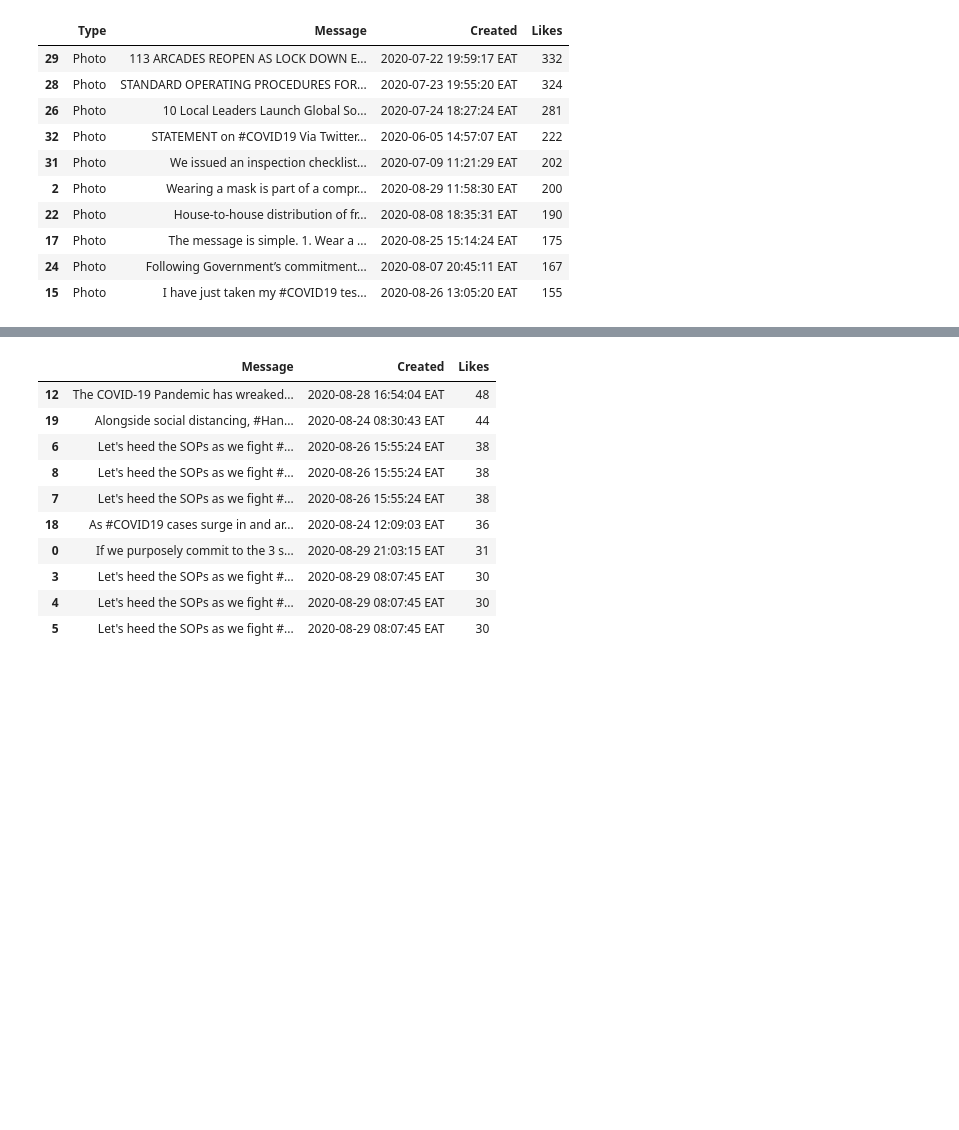
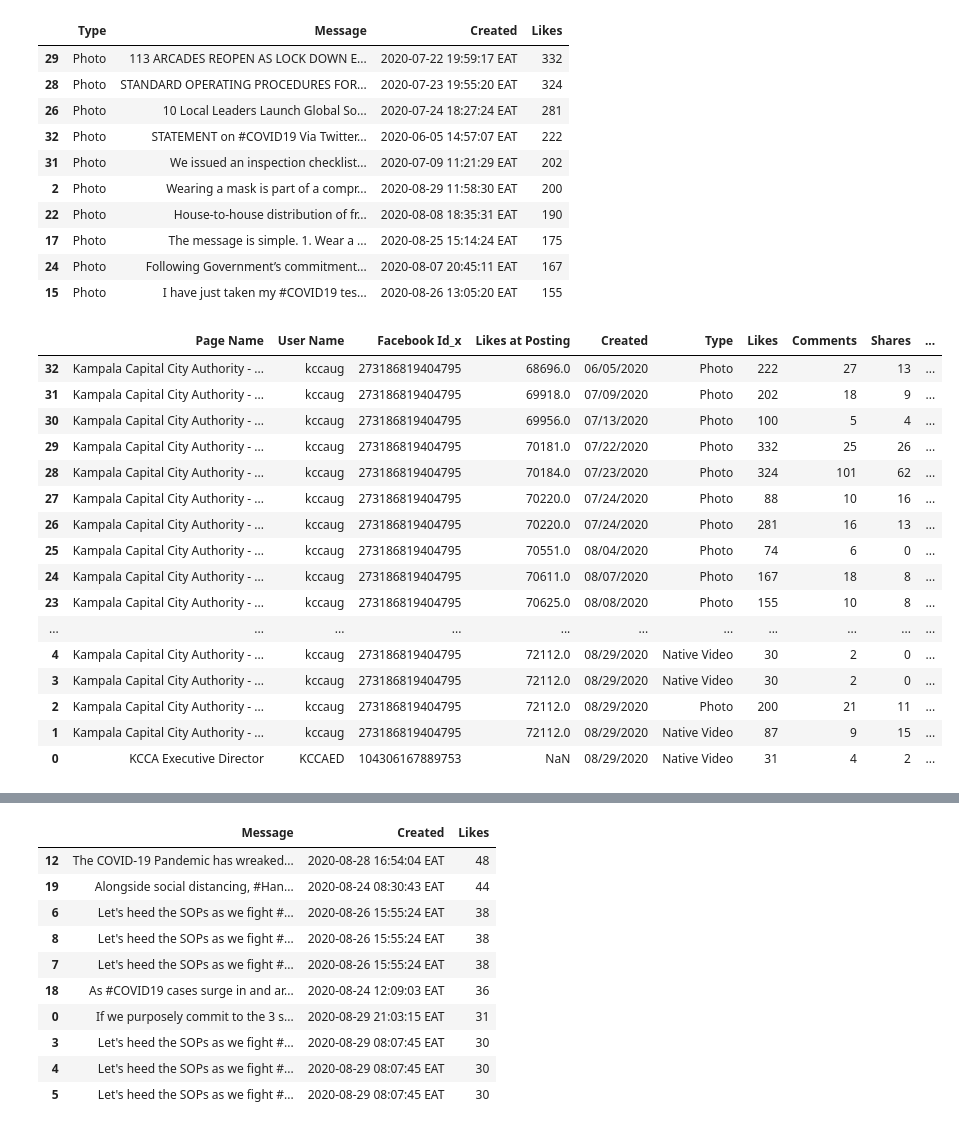
Before and after one commit to SunbirdAI/covid19-uganda-facebook-data-analysis, a Jupyter notebook: notebooks/KCCA_Posts_June_August.ipynb, the cells around one changed output, grey strips where cells are left out. Cells and saved outputs as stored; diff of their text form; code cells hidden in the pictures; blank space fills up the shorter version.

```diff
--- a/notebooks/KCCA_Posts_June_August.ipynb
+++ b/notebooks/KCCA_Posts_June_August.ipynb
@@ -188,6 +189,28 @@ posts[['Type', 'Message', 'Created', 'Likes']].sort_values(by='Likes', ascending
 | 17 | Photo | The message is simple. 1. Wear a ... | 2020-08-25 15:14:24 EAT | 175 |
 | 24 | Photo | Following Government’s commitment... | 2020-08-07 20:45:11 EAT | 167 |
 | 15 | Photo | I have just taken my #COVID19 tes... | 2020-08-26 13:05:20 EAT | 155 |
+# %%
+posts['Created']= pd.to_datetime(posts['Created'])
+posts['Created'] = posts['Created'].dt.strftime('%m/%d/%Y')
+posts
+# %% [output]
+|  | Page Name | User Name | Facebook Id_x | Likes at Posting | Created | Type | Likes | Comments | Shares | ... |
+| 32 | Kampala Capital City Authority - ... | kccaug | 273186819404795 | 68696.0 | 06/05/2020 | Photo | 222 | 27 | 13 | ... |
+| 31 | Kampala Capital City Authority - ... | kccaug | 273186819404795 | 69918.0 | 07/09/2020 | Photo | 202 | 18 | 9 | ... |
+| 30 | Kampala Capital City Authority - ... | kccaug | 273186819404795 | 69956.0 | 07/13/2020 | Photo | 100 | 5 | 4 | ... |
+| 29 | Kampala Capital City Authority - ... | kccaug | 273186819404795 | 70181.0 | 07/22/2020 | Photo | 332 | 25 | 26 | ... |
+| 28 | Kampala Capital City Authority - ... | kccaug | 273186819404795 | 70184.0 | 07/23/2020 | Photo | 324 | 101 | 62 | ... |
+| 27 | Kampala Capital City Authority - ... | kccaug | 273186819404795 | 70220.0 | 07/24/2020 | Photo | 88 | 10 | 16 | ... |
+| 26 | Kampala Capital City Authority - ... | kccaug | 273186819404795 | 70220.0 | 07/24/2020 | Photo | 281 | 16 | 13 | ... |
+| 25 | Kampala Capital City Authority - ... | kccaug | 273186819404795 | 70551.0 | 08/04/2020 | Photo | 74 | 6 | 0 | ... |
+| 24 | Kampala Capital City Authority - ... | kccaug | 273186819404795 | 70611.0 | 08/07/2020 | Photo | 167 | 18 | 8 | ... |
+| 23 | Kampala Capital City Authority - ... | kccaug | 273186819404795 | 70625.0 | 08/08/2020 | Photo | 155 | 10 | 8 | ... |
+| ... | ... | ... | ... | ... | ... | ... | ... | ... | ... | ... |
+| 4 | Kampala Capital City Authority - ... | kccaug | 273186819404795 | 72112.0 | 08/29/2020 | Native Video | 30 | 2 | 0 | ... |
+| 3 | Kampala Capital City Authority - ... | kccaug | 273186819404795 | 72112.0 | 08/29/2020 | Native Video | 30 | 2 | 0 | ... |
+| 2 | Kampala Capital City Authority - ... | kccaug | 273186819404795 | 72112.0 | 08/29/2020 | Photo | 200 | 21 | 11 | ... |
+| 1 | Kampala Capital City Authority - ... | kccaug | 273186819404795 | 72112.0 | 08/29/2020 | Native Video | 87 | 9 | 15 | ... |
+| 0 | KCCA Executive Director | KCCAED | 104306167889753 | NaN | 08/29/2020 | Native Video | 31 | 4 | 2 | ... |
 # %%
 posts.plot.area(x='Created', y='Likes', color='Green', alpha=0.4,  figsize=(20,10)).legend(
     loc='upper left')
```
Also changed, not shown: parts of 5 cells of this notebook.
